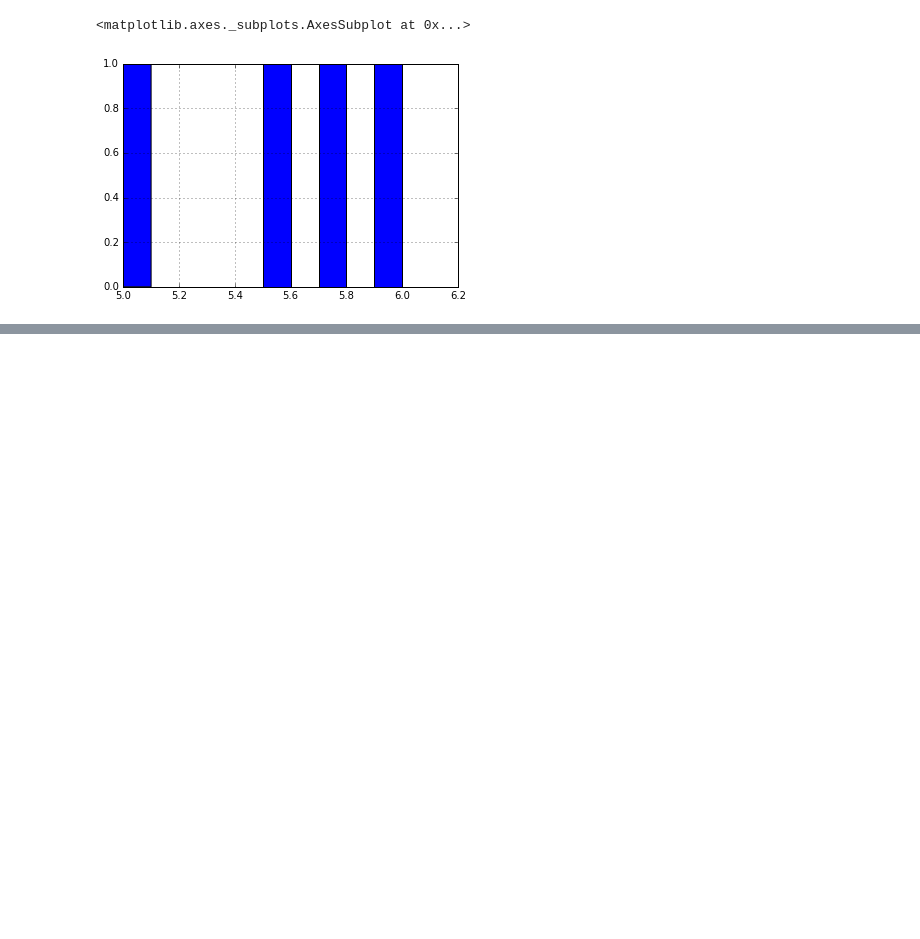
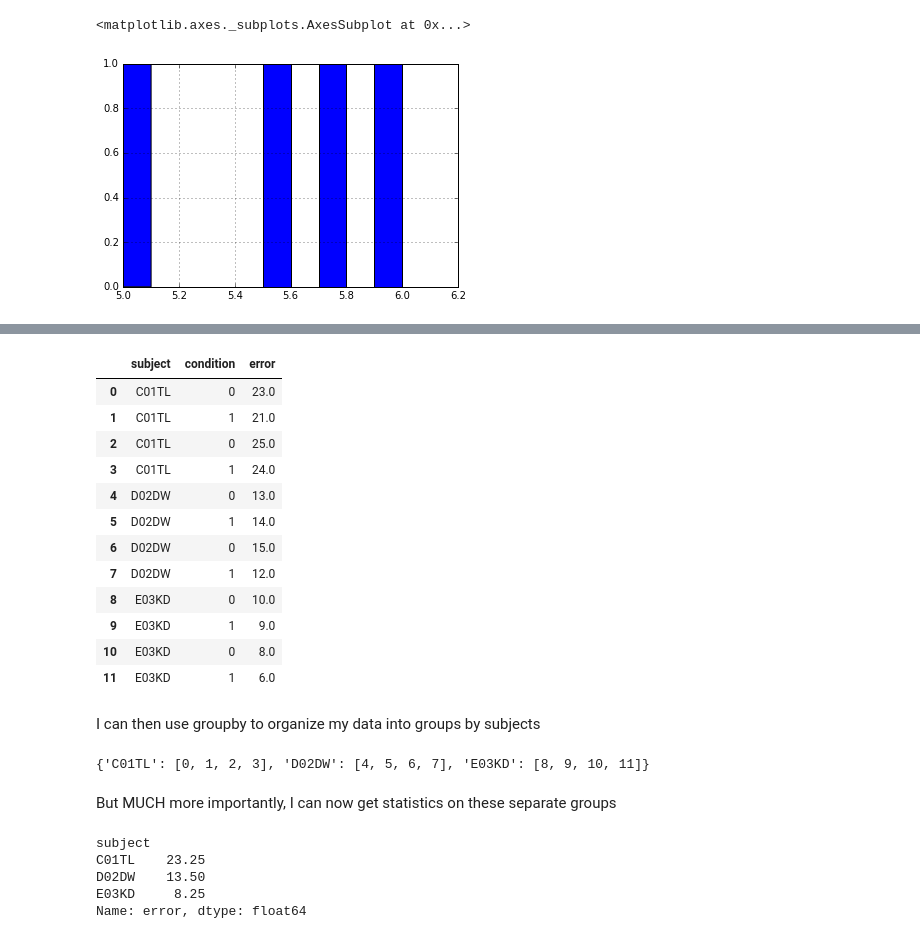
Before and after one commit to timflew/python_lessons, a Jupyter notebook: Lesson 3-pandas.ipynb, the cells around one changed output, grey strips where cells are left out. Cells and saved outputs as stored; diff of their text form; code cells hidden in the pictures; blank space fills up the shorter version.

```diff
--- a/Lesson 3-pandas.ipynb
+++ b/Lesson 3-pandas.ipynb
@@ -72,0 +175,37 @@ people_df['heights'].hist()
+# %%
+all_subj={'subject':['C01TL','C01TL','C01TL','C01TL','D02DW','D02DW','D02DW','D02DW','E03KD','E03KD','E03KD','E03KD'],\
+          'condition':[0,1,0,1,0,1,0,1,0,1,0,1],\
+         'error':[23.,21.,25.,24.,13.,14.,15.,12.,10.,9.,8.,6.]}
+exp_df=pd.DataFrame(all_subj,columns=['subject','condition','error'])
+exp_df
+# %% [output]
+|  | subject | condition | error |
+| 0 | C01TL | 0 | 23.0 |
+| 1 | C01TL | 1 | 21.0 |
+| 2 | C01TL | 0 | 25.0 |
+| 3 | C01TL | 1 | 24.0 |
+| 4 | D02DW | 0 | 13.0 |
+| 5 | D02DW | 1 | 14.0 |
+| 6 | D02DW | 0 | 15.0 |
+| 7 | D02DW | 1 | 12.0 |
+| 8 | E03KD | 0 | 10.0 |
+| 9 | E03KD | 1 | 9.0 |
+| 10 | E03KD | 0 | 8.0 |
+| 11 | E03KD | 1 | 6.0 |
+# %% [markdown]
+I can then use groupby to organize my data into groups by subjects
+# %%
+subj_groups=exp_df.groupby('subject')
+subj_groups.groups # subj_groups records the indices of the different groups
+# %% [output]
+{'C01TL': [0, 1, 2, 3], 'D02DW': [4, 5, 6, 7], 'E03KD': [8, 9, 10, 11]}
+# %% [markdown]
+But MUCH more importantly, I can now get statistics on these separate groups
+# %%
+subj_groups['error'].mean()
+# %% [output]
+subject
+C01TL    23.25
+D02DW    13.50
+E03KD     8.25
+Name: error, dtype: float64
```
Also changed, not shown: parts of 29 cells of this notebook.
